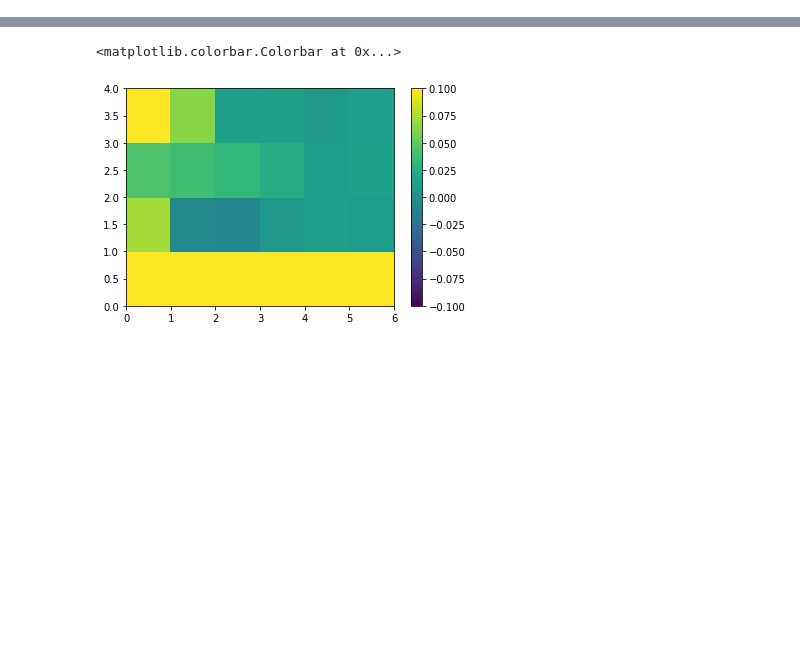
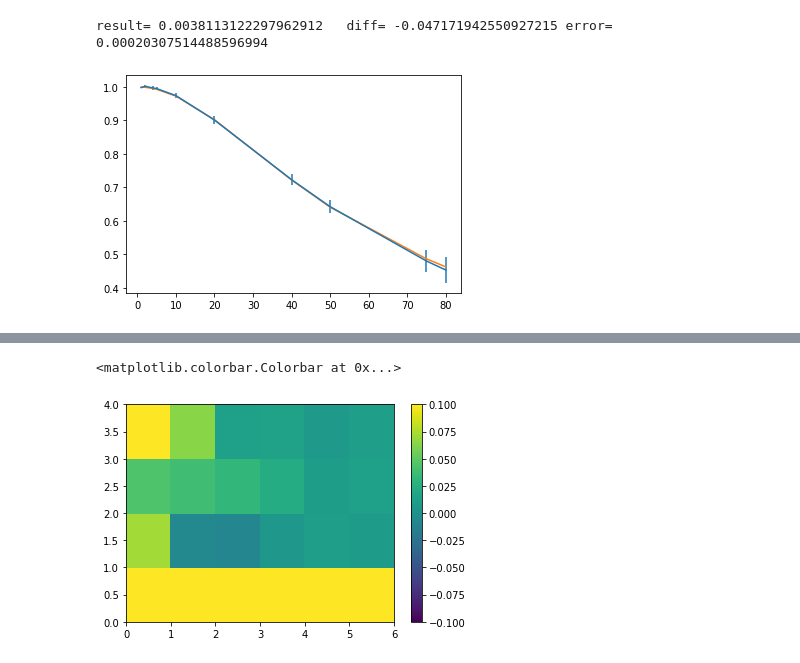
Before and after one commit to nakakeigo/notebook, a Jupyter notebook: LPF.ipynb, the cells around one changed output, grey strips where cells are left out. Saved outputs shown, nothing was run; the diff lists cells and outputs as text; code cells hidden in the pictures; blank space fills up the shorter version.

```diff
--- a/LPF.ipynb
+++ b/LPF.ipynb
@@ -215,0 +305,5 @@ def PlotMinuitSignal(x,y):
+# %%
+FitLPF(f,g1, g1e)
+# %% [output]
+result= 0.0038113122297962912   diff= -0.047171942550927215 error= 0.00020307514488596994
+[figure, added]
```
Also changed, not shown: parts of 12 cells of this notebook.
